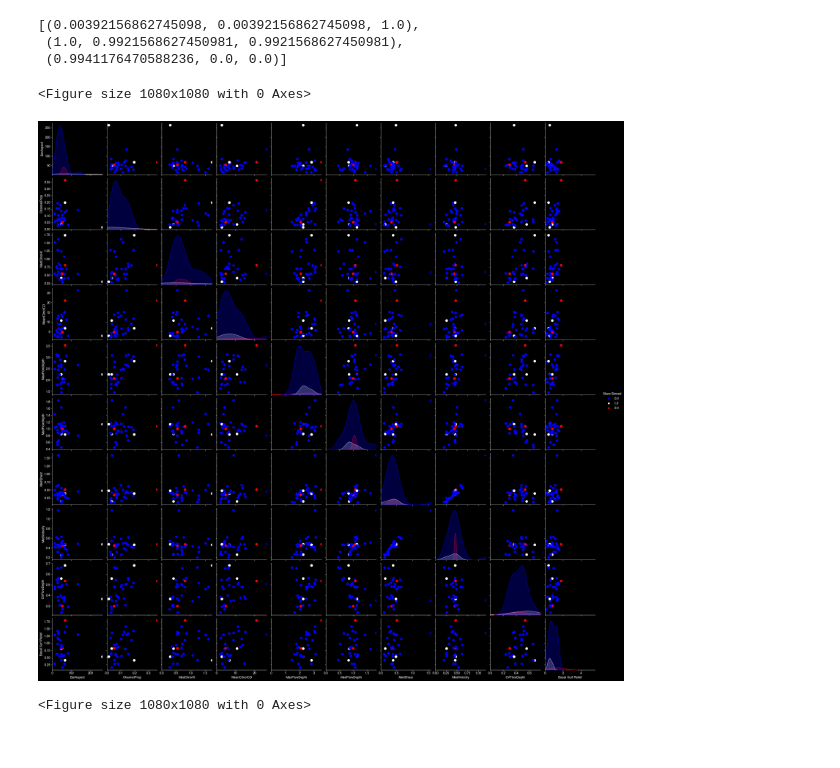
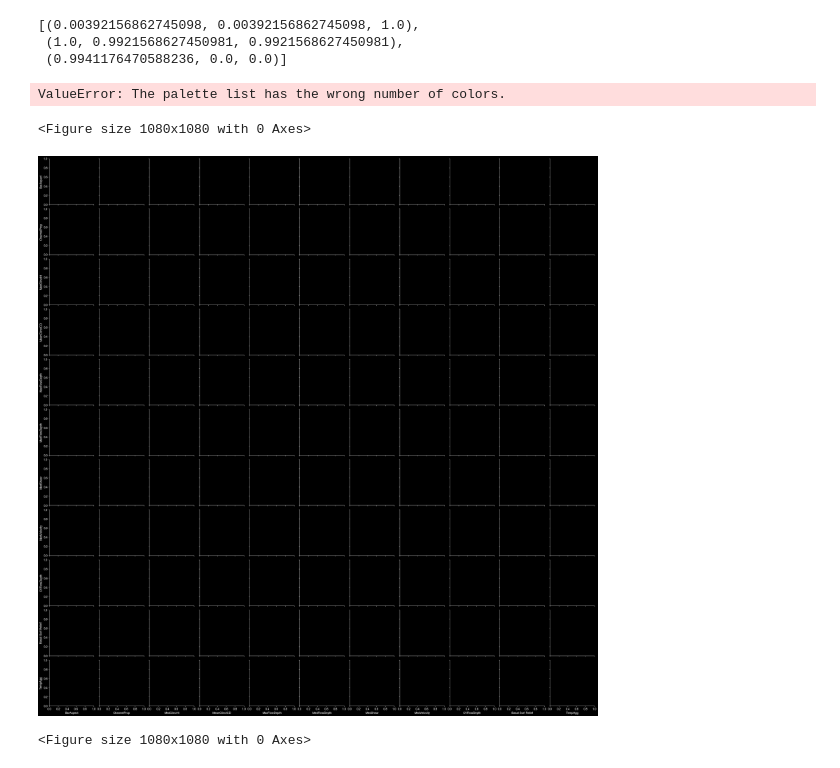
Before and after one commit to salpheus/BarCode, a Jupyter notebook: CrossPlots_May2022.ipynb, the cells around one changed output. Cells and saved outputs as stored; diff of their text form; code cells hidden in the pictures.

```diff
--- a/CrossPlots_May2022.ipynb
+++ b/CrossPlots_May2022.ipynb
@@ -19,11 +19,12 @@ font = {'family' : 'Helvetica',
 
 mpl.rc('font', **font)
 # %%
-csvname = 'test_maps.csv'
+csvname = 'May26.csv'
 mypath = f'/Volumes/SAF_Data/NAYS2DH_files/Data/BarCSVs/Sp2022/Summer-redo/{csvname}'
 allbars = pd.read_csv(mypath, header=0)
 
 allbars['CVFlowDepth'] = allbars['SDFlowDepth']/allbars['MeanFlowDepth']
+allbars['CVVelocity'] = allbars['SDVelocity']/allbars['MeanVelocity']
 allbars['Skew Abs'] = abs(allbars['Angle Skewness'])
 savefilesto = '/Volumes/SAF_Data/Colloquium22/scratch'
 # %%
@@ -50,0 +124,13 @@ sns.light_palette("seagreen", as_cmap=True)
+# %%
+plt.figure(figsize = (15, 15))
+with plt.style.context('dark_background'):
+    sns.pairplot(allbars, plot_kws=dict(marker="o", linewidth=0, s = 100, edgecolor = 'w'),
+                 vars = ['MeanVelocity', 'MeanFlowDepth', 'CVFlowDepth', 'CVVelocity'],
+                hue = 'CoherenceVal', height = 3, aspect = 1, palette = sns.mpl_palette('seismic', 5))
+    snsvars = ['MeanVelocity', 'MeanFlowDepth', 'CVFlowDepth', 'CVVelocity']
+
+    for i, v in enumerate(snsvars):
+        pplot.axes[-1, i].set(xlim=(allbars[v].min(), allbars[v].max()))
+
+    for i, v in enumerate(snsvars):
+        pplot.axes[i, 0].set(ylim=(allbars[v].min(), allbars[v].max()))
@@ -51,12 +140,16 @@ sns.light_palette("seagreen", as_cmap=True)
 # %%
-pplot = sns.pairplot(allbars, vars = ['BarAspect', 'ChannelProp', 'MedClinoHt', 'MeanClinoICD', 'MaxFlowDepth', 'MedFlowDepth',
-                                'MedShear', 'MedVelocity', 'CVFlowDepth', 'Angle Skewness', 'Basal Surf Relief'], hue = 'Barcode', height = 3, aspect = 1, palette = 'Spectral')
-snsvars = ['BarAspect', 'ChannelProp', 'MedClinoHt', 'MeanClinoICD', 'MaxFlowDepth', 'MedFlowDepth',
-                                'MedShear', 'MedVelocity', 'CVFlowDepth', 'Angle Skewness', 'Basal Surf Relief']
-for i, v in enumerate(snsvars):
-    pplot.axes[-1, i].set(xlim=(allbars[v].min(), allbars[v].max()))
+plt.figure(figsize = (20, 15))
+with plt.style.context('dark_background'):
+    pplot = sns.pairplot(allbars,
+                         plot_kws=dict(marker="o", linewidth=0, s = 100, edgecolor = 'w'),
+                         vars = ['BarAspect', 'ChannelProp', 'MedClinoHt', 'MeanClinoICD', 'MaxFlowDepth', 'MedFlowDepth',
+                                    'MedShear', 'MedVelocity', 'CVFlowDepth'], hue = 'CoherenceVal', height = 3, aspect = 1, palette = sns.mpl_palette('seismic', 5))
+    snsvars = ['BarAspect', 'ChannelProp', 'MedClinoHt', 'MeanClinoICD', 'MaxFlowDepth', 'MedFlowDepth',
+                                    'MedShear', 'MedVelocity', 'CVFlowDepth', 'Skew Abs', 'Basal Surf Relief']
+    for i, v in enumerate(snsvars):
+        pplot.axes[-1, i].set(xlim=(allbars[v].min(), allbars[v].max()))
 
-# pplot.set(xlim=(0, None))
-# pplot.axes[-1, 0].set(xlim=(0, 600))
-plt.savefig(f'{savefilesto}/pairplot-test.png', dpi = 200)
+    # pplot.set(xlim=(0, None))
+    # pplot.axes[-1, 0].set(xlim=(0, 600))
+    # plt.savefig(f'{savefilesto}/pairplot-test.png', dpi = 200)
 # %% [output]
@@ -70,21 +165,22 @@ sns.mpl_palette('seismic', 3)
 # %%
 plt.figure(figsize = (15, 15))
 with plt.style.context('dark_background'):
     pplot = sns.pairplot(allbars,
                          plot_kws=dict(marker="o", linewidth=0, s = 100, edgecolor = 'w'),
                          vars = ['BarAspect', 'ChannelProp', 'MedClinoHt', 'MeanClinoICD', 'MaxFlowDepth', 'MedFlowDepth',
-                                    'MedShear', 'MedVelocity', 'CVFlowDepth', 'Basal Surf Relief'], hue = 'Skew Binned', height = 3, aspect = 1, palette = sns.mpl_palette('seismic', 3))
+                                    'MedShear', 'MedVelocity', 'CVFlowDepth', 'Basal Surf Relief', 'TempAgg'], hue = 'Skew Binned', height = 3, aspect = 1, palette = sns.mpl_palette('seismic', 3))
     snsvars = ['BarAspect', 'ChannelProp', 'MedClinoHt', 'MeanClinoICD', 'MaxFlowDepth', 'MedFlowDepth',
-                                    'MedShear', 'MedVelocity', 'CVFlowDepth', 'Angle Skewness']
+                                    'MedShear', 'MedVelocity', 'CVFlowDepth', 'Angle Skewness', 'TempAgg']
     for i, v in enumerate(snsvars):
         pplot.axes[-1, i].set(xlim=(0, allbars[v].max()))
 
 # pplot.set(xlim=(0, None))
 # pplot.axes[-1, 0].set(xlim=(0, 600))
 plt.savefig(f'{savefilesto}/pairplot-cbskew.png', dpi = 200)
 # %% [output]
-<Figure size 1080x1080 with 0 Axes>
+ValueError: The palette list has the wrong number of colors.
+<Figure size 1080x1080 with 0 Axes>
-[figure, old version]
+[figure, new version]
 # %%
 plt.figure(figsize = (15, 15))
 with plt.style.context('dark_background'):
```
Also changed, not shown: parts of 10 cells of this notebook, 1 other file.
